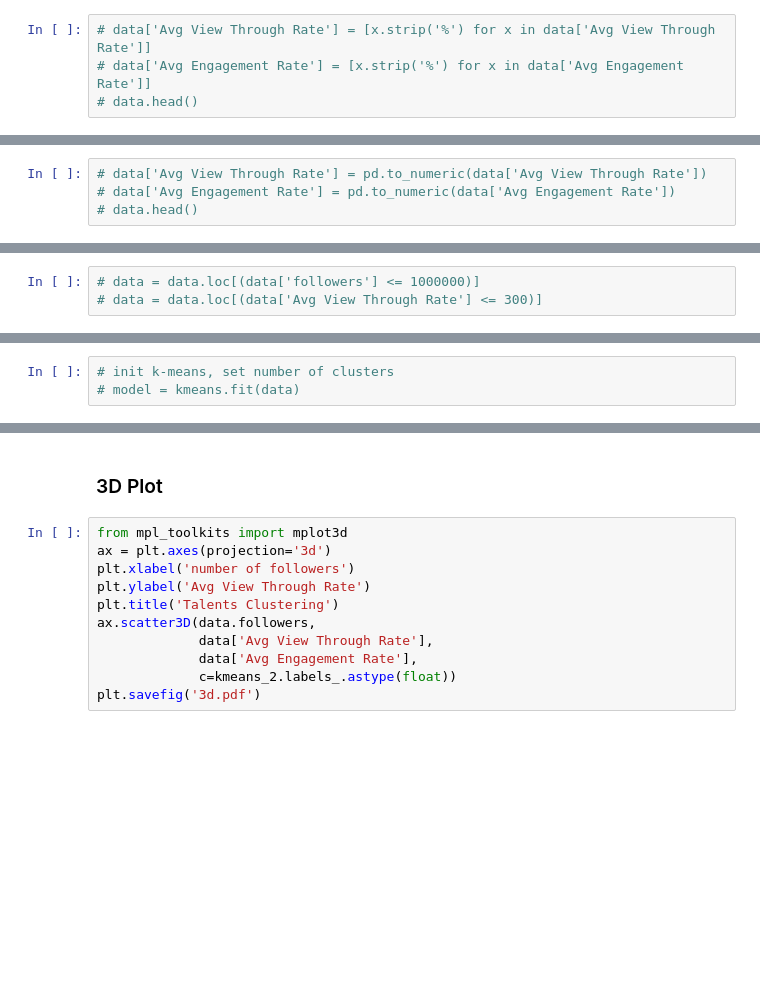
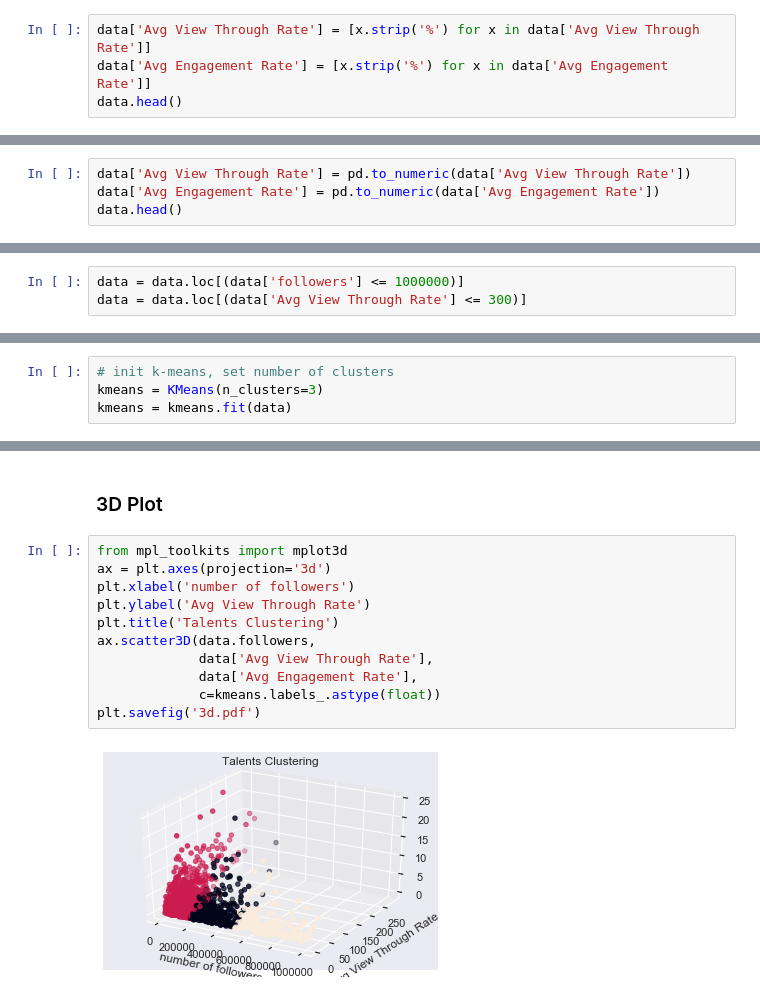
Before and after one commit to Vinelab/machine-learning-resources, a Jupyter notebook: Workshop/Workshop.ipynb, the cells around one changed output, grey strips where cells are left out. Saved outputs shown, nothing was run; the diff lists cells and outputs as text; blank space fills up the shorter version.

```diff
--- a/Workshop/Workshop.ipynb
+++ b/Workshop/Workshop.ipynb
@@ -26,6 +40,6 @@ import pandas as pd
 # %% [markdown]
 ### Remove % symbols
 # %%
-# data['Avg View Through Rate'] = [x.strip('%') for x in data['Avg View Through Rate']]
-# data['Avg Engagement Rate'] = [x.strip('%') for x in data['Avg Engagement Rate']]
-# data.head()
+data['Avg View Through Rate'] = [x.strip('%') for x in data['Avg View Through Rate']]
+data['Avg Engagement Rate'] = [x.strip('%') for x in data['Avg Engagement Rate']]
+data.head()
@@ -32,6 +53,6 @@ import pandas as pd
 # %% [markdown]
 ### Change averages from strings to numberic data
 # %%
-# data['Avg View Through Rate'] = pd.to_numeric(data['Avg View Through Rate'])
-# data['Avg Engagement Rate'] = pd.to_numeric(data['Avg Engagement Rate'])
-# data.head()
+data['Avg View Through Rate'] = pd.to_numeric(data['Avg View Through Rate'])
+data['Avg Engagement Rate'] = pd.to_numeric(data['Avg Engagement Rate'])
+data.head()
@@ -38,7 +66,7 @@ import pandas as pd
 # %% [markdown]
 ### Filter Engagement and View Through rate
 # %%
-# data = data.loc[(data['followers'] <= 1000000)]
-# data = data.loc[(data['Avg View Through Rate'] <= 300)]
+data = data.loc[(data['followers'] <= 1000000)]
+data = data.loc[(data['Avg View Through Rate'] <= 300)]
 # %%
 # print data shape (dimensions)
@@ -51,6 +87,7 @@ from sklearn.cluster import k_means
 # %%
 # init k-means, set number of clusters
-# model = kmeans.fit(data)
+kmeans = KMeans(n_clusters=3)
+kmeans = kmeans.fit(data)
 # %% [markdown]
 ### Plotting Results
 #### Followers vs Avg Engagement
@@ -77,11 +123,13 @@ plt.scatter(centroids[:, 0], centroids[:, 1], c='red', s=50)
 # %%
 from mpl_toolkits import mplot3d
 ax = plt.axes(projection='3d')
 plt.xlabel('number of followers')
 plt.ylabel('Avg View Through Rate')
 plt.title('Talents Clustering')
 ax.scatter3D(data.followers,
              data['Avg View Through Rate'],
              data['Avg Engagement Rate'],
-             c=kmeans_2.labels_.astype(float))
+             c=kmeans.labels_.astype(float))
 plt.savefig('3d.pdf')
+# %% [output]
+[figure, added]
```
Also changed, not shown: parts of 9 cells of this notebook, 2 other files.
